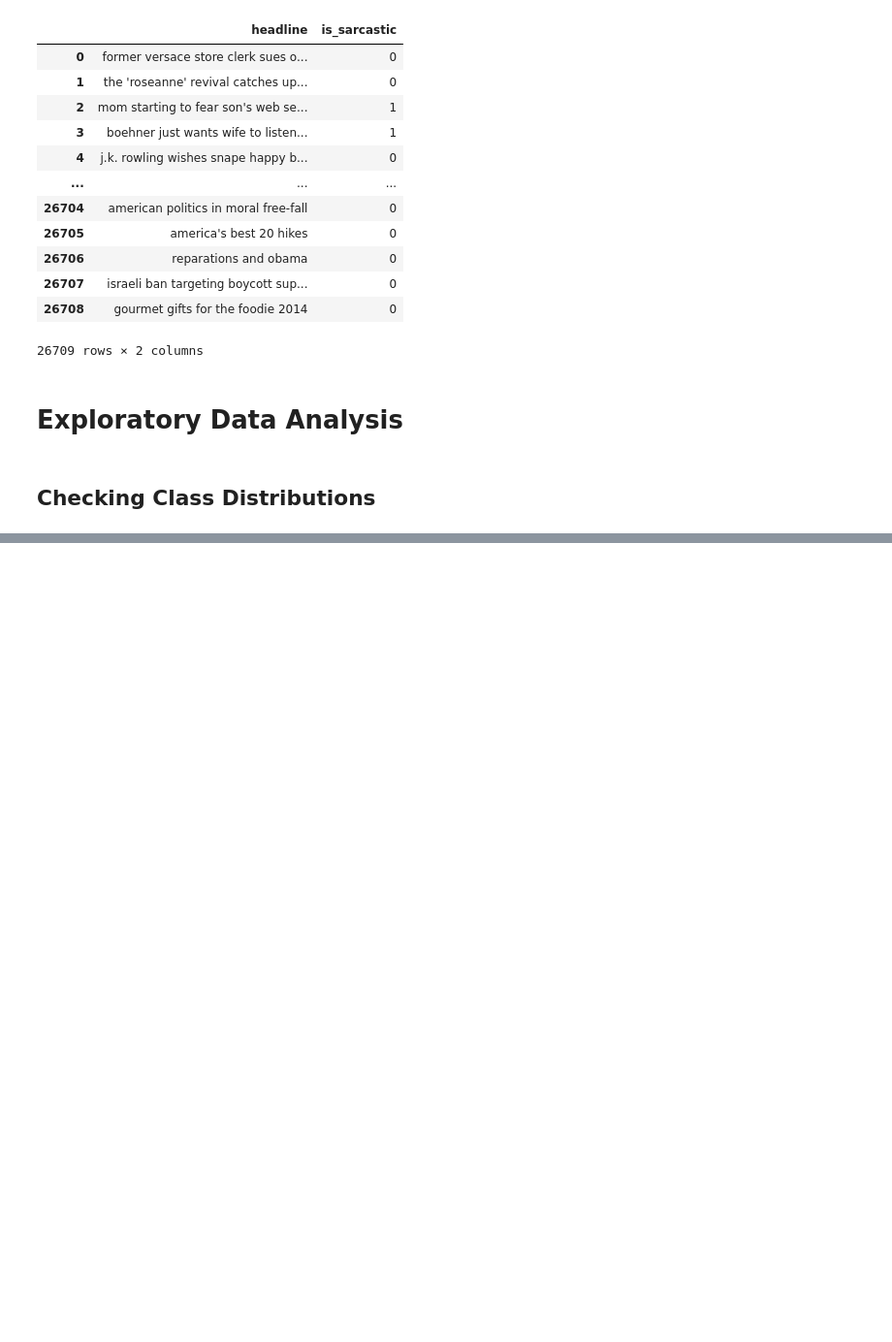
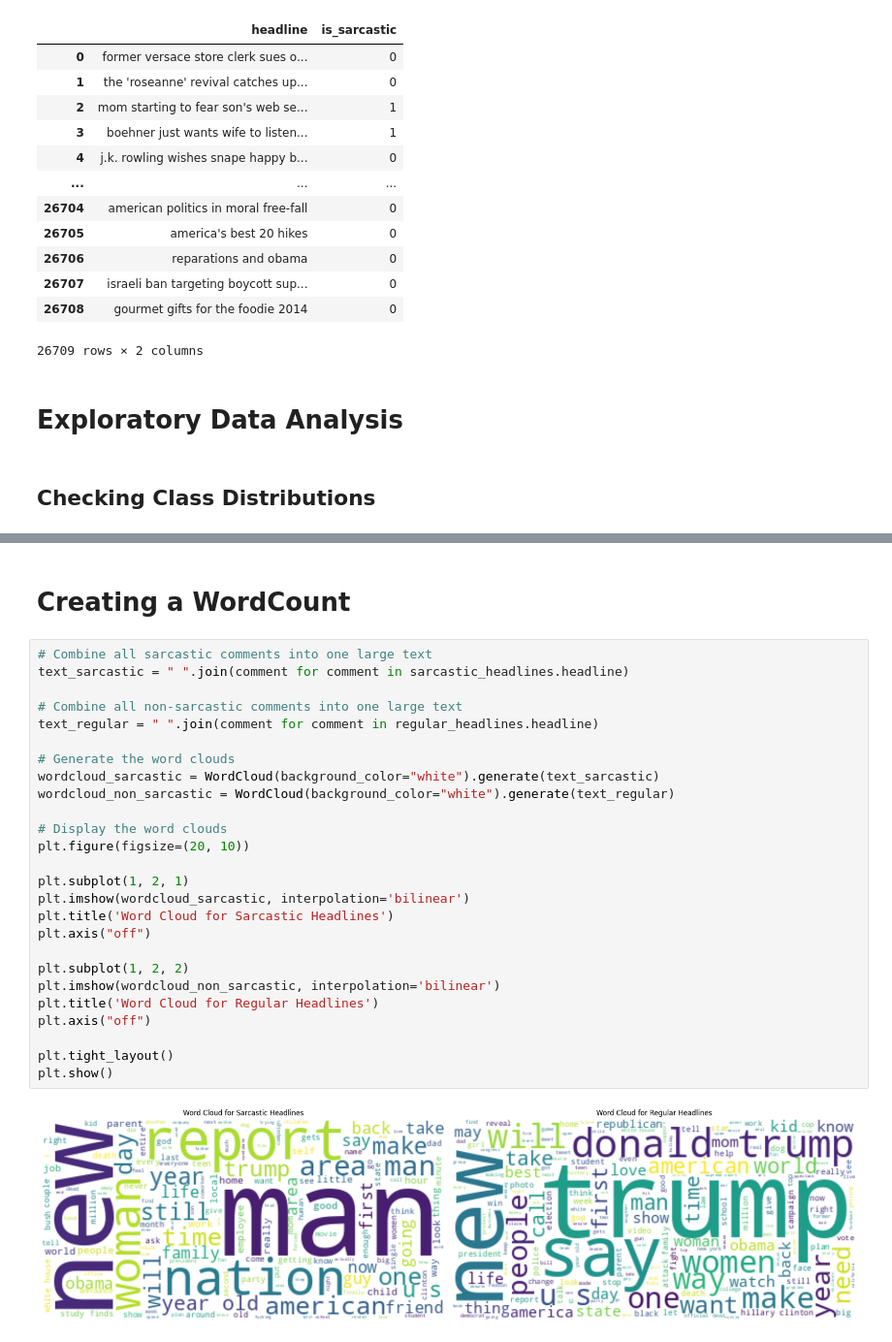
Before and after one commit to Sobiii/DEEP_LEARNING_Project-2023, a Jupyter notebook: NewsHeadline_EDA.ipynb, the cells around one changed output, grey strips where cells are left out. Shown at 97% size. Cells and saved outputs as stored; diff of their text form; blank space fills up the shorter version.

```diff
--- a/NewsHeadline_EDA.ipynb
+++ b/NewsHeadline_EDA.ipynb
@@ -83,0 +214,30 @@ Name: is_sarcastic, dtype: int64
+# %% [markdown]
+# Creating a WordCount
+# %%
+# Combine all sarcastic comments into one large text
+text_sarcastic = " ".join(comment for comment in sarcastic_headlines.headline)
+
+# Combine all non-sarcastic comments into one large text
+text_regular = " ".join(comment for comment in regular_headlines.headline)
+
+# Generate the word clouds
+wordcloud_sarcastic = WordCloud(background_color="white").generate(text_sarcastic)
+wordcloud_non_sarcastic = WordCloud(background_color="white").generate(text_regular)
+
+# Display the word clouds
+plt.figure(figsize=(20, 10))
+
+plt.subplot(1, 2, 1)
+plt.imshow(wordcloud_sarcastic, interpolation='bilinear')
+plt.title('Word Cloud for Sarcastic Headlines')
+plt.axis("off")
+
+plt.subplot(1, 2, 2)
+plt.imshow(wordcloud_non_sarcastic, interpolation='bilinear')
+plt.title('Word Cloud for Regular Headlines')
+plt.axis("off")
+
+plt.tight_layout()
+plt.show()
+# %% [output]
+[figure, added]
```
Also changed, not shown: parts of 27 cells of this notebook, 18 other files.
